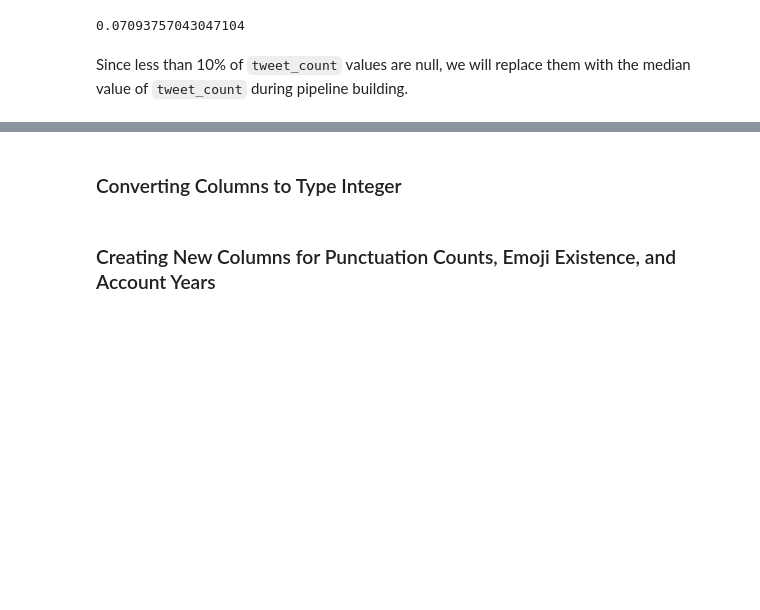
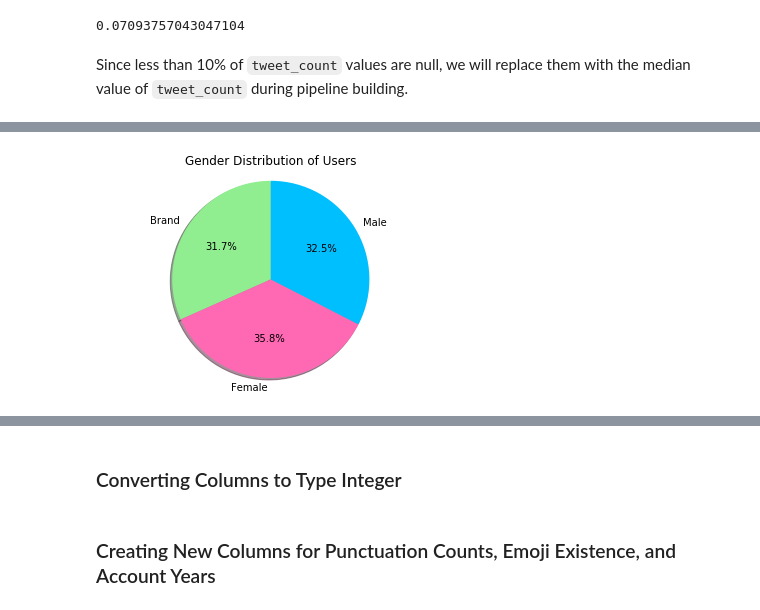
Before and after one commit to ishana-narayanan/tweets_gender, a Jupyter notebook: pipeline.ipynb, the cells around one changed output, grey strips where cells are left out. Drawn from its saved outputs; the diff is of its cells as text; code cells hidden in the pictures; blank space fills up the shorter version.

```diff
--- a/pipeline.ipynb
+++ b/pipeline.ipynb
@@ -130,0 +143,13 @@ Since less than 10% of `tweet_count` values are null, we will replace them with
+# %%
+# Pie chart of genders
+import matplotlib.pyplot as plt
+labels = 'Brand', 'Female', 'Male'
+sizes = [5618, 6354, 5776]
+fig1, ax1 = plt.subplots()
+ax1.pie(sizes, labels=labels, autopct='%1.1f%%',
+        shadow=True, startangle=90, colors=['lightgreen', 'hotpink', 'deepskyblue'])
+ax1.axis('equal')
+plt.title('Gender Distribution of Users')
+plt.show()
+# %% [output]
+[figure, added]
```
Also changed, not shown: parts of 40 cells of this notebook.
